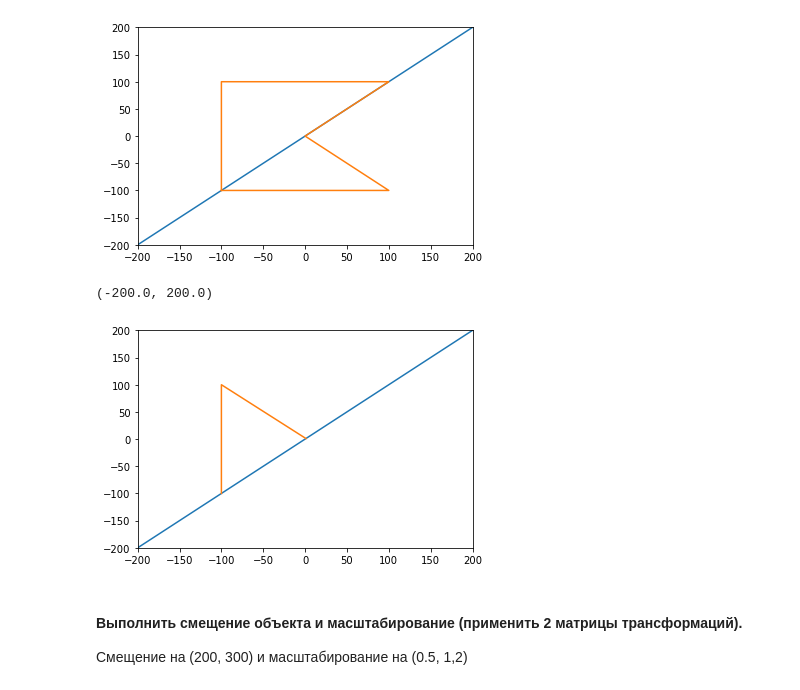
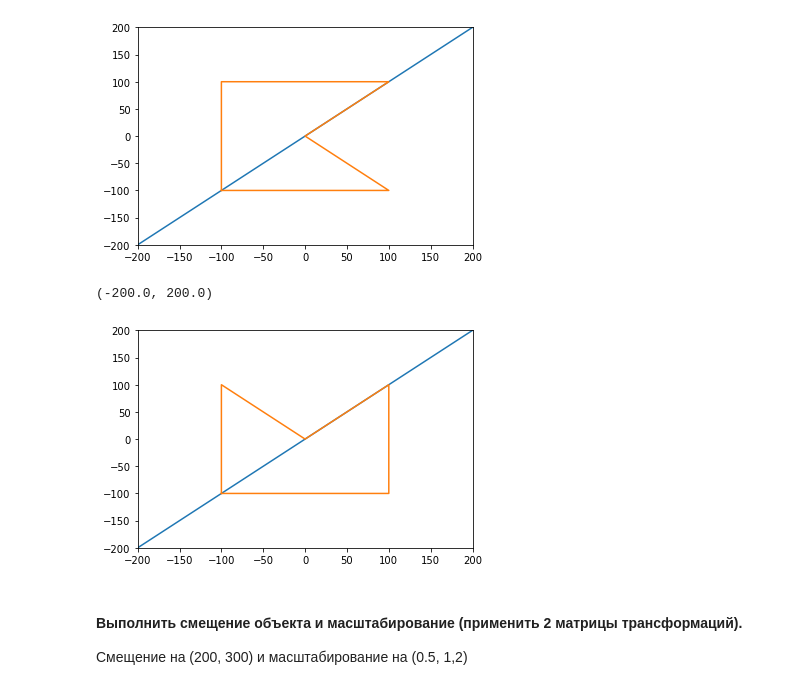
Before and after one commit to Valentina08055/ML_new, a Jupyter notebook: Mathematics/2_Lin_alg_matrix/Math_HW2_Matrix.ipynb, the cells around one changed output. Saved outputs shown, nothing was run; the diff lists cells and outputs as text; code cells hidden in the pictures.

```diff
--- a/Mathematics/2_Lin_alg_matrix/Math_HW2_Matrix.ipynb
+++ b/Mathematics/2_Lin_alg_matrix/Math_HW2_Matrix.ipynb
@@ -153,19 +155,28 @@ plt.xlim([-200, 200])
 # %%
 x2 = [-200, 200]
 y2 = [-200,200]
 plt.plot(x2, y2)
 
-res = A.T
+A = [
+[-100, -100, 1],
+[-100, 100, 1],
+[100, 100, 1],
+[0, 0, 1],
+[100, -100, 1],
+[-100, -100, 1]
+]
+B = np.array([[0, 1, 0],[1, 0, 0],[0, 0, 1]])
+A_reverse  = A@B
 
-x = res[:,0]
-y = res[:,1]
+x = A_reverse[:,0]
+y = A_reverse[:,1]
 plt.plot(x, y)
 
 plt.ylim([-200, 200])
 plt.xlim([-200, 200])
 # %% [output]
 (-200.0, 200.0)
-[figure, old version]
+[figure, new version]
 # %% [markdown]
 #### Выполнить смещение объекта и масштабирование (применить 2 матрицы трансформаций).
 Смещение на (200, 300) и масштабирование на (0.5, 1,2)
```
Also changed, not shown: parts of 1 cell of this notebook, 4 other files.
